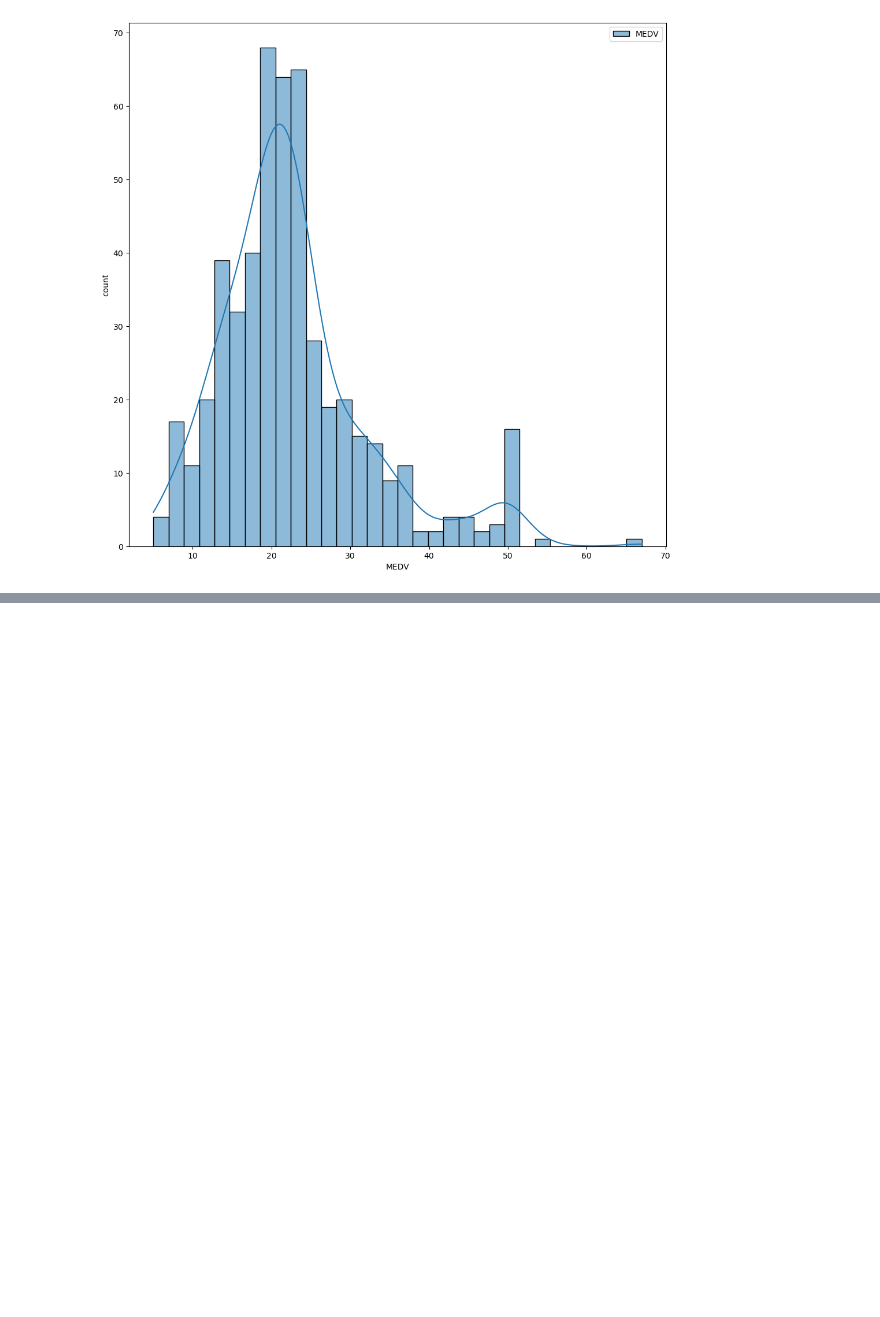
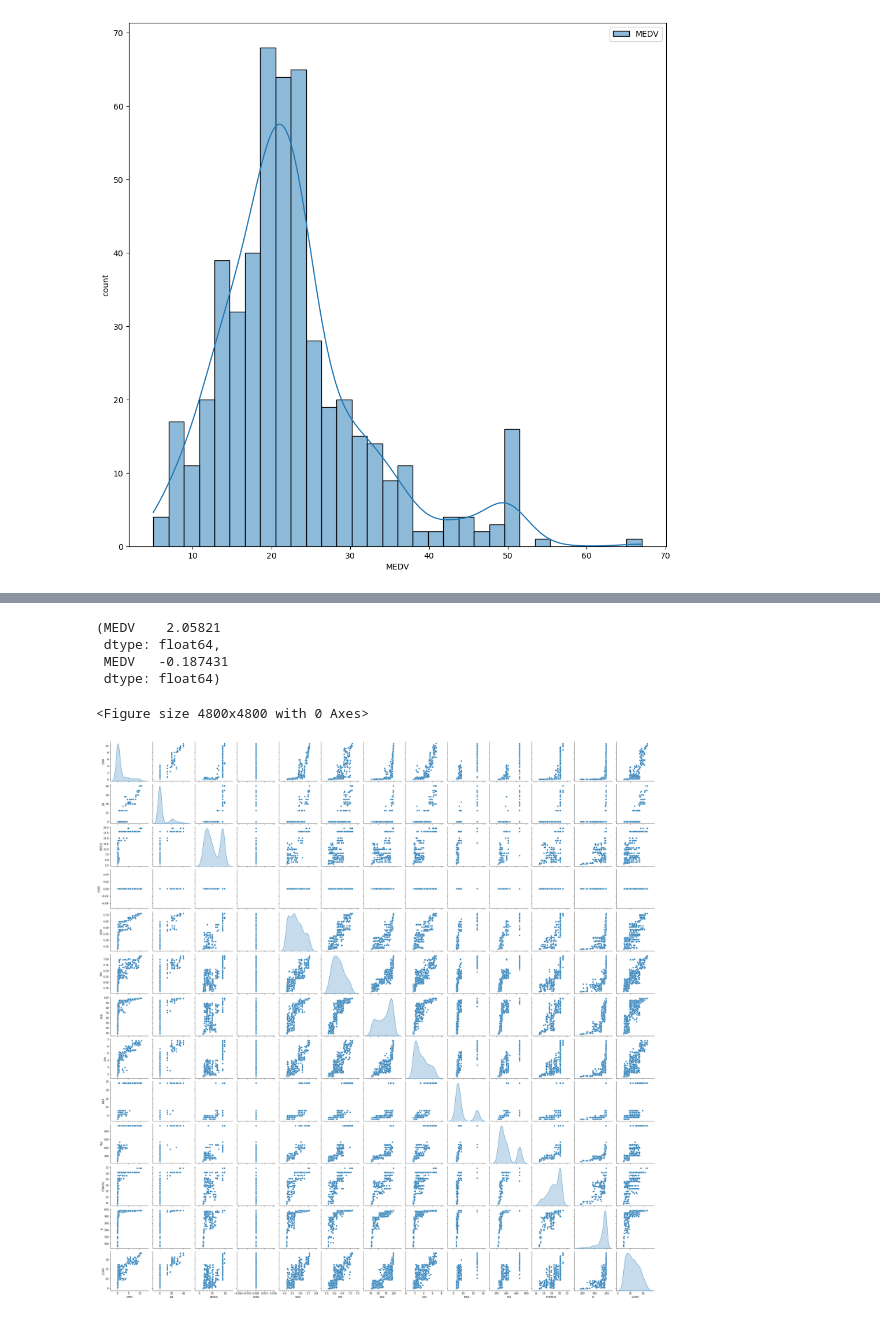
Before and after one commit to ashen007/Boston_Housing, a Jupyter notebook: model.ipynb, the cells around one changed output, grey strips where cells are left out. Cells and saved outputs as stored; diff of their text form; code cells hidden in the pictures; blank space fills up the shorter version.

```diff
--- a/model.ipynb
+++ b/model.ipynb
@@ -177,0 +227,5 @@ plt.show()
+# %%
+# distribution
+norm_data = pd.DataFrame(data=norm_data,
+                         columns=cols)
+norm_data
@@ -177,0 +328,17 @@ plt.show()
+# %%
+target.kurt(),norm_target.kurt()
+# %% [output]
+(MEDV    2.05821
+ dtype: float64,
+ MEDV   -0.187431
+ dtype: float64)
+# %%
+plt.figure(figsize=[24,24],
+           dpi=200)
+sns.pairplot(data=norm_data,
+             kind='scatter',
+             diag_kind='kde')
+plt.show()
+# %% [output]
+<Figure size 4800x4800 with 0 Axes>
+[figure, added]
```
Also changed, not shown: parts of 30 cells of this notebook.
